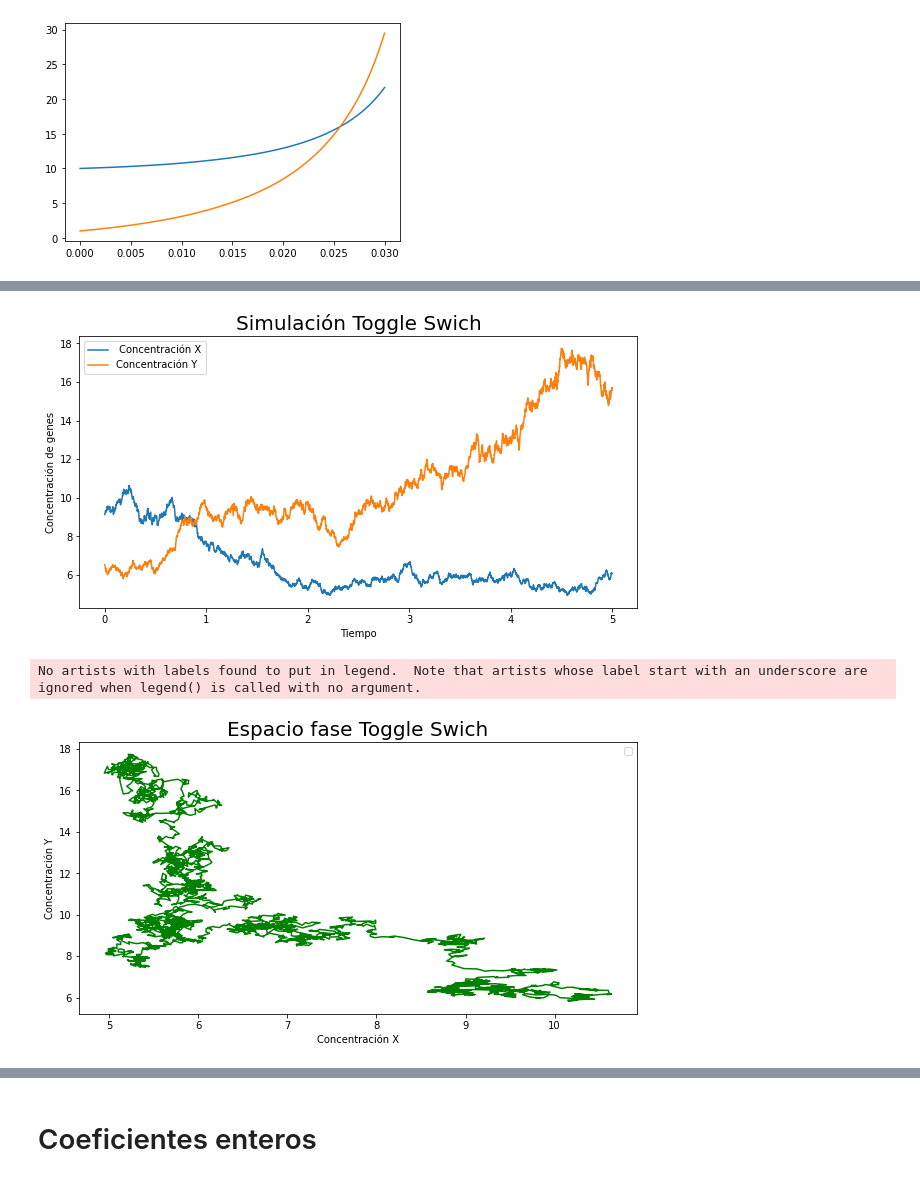
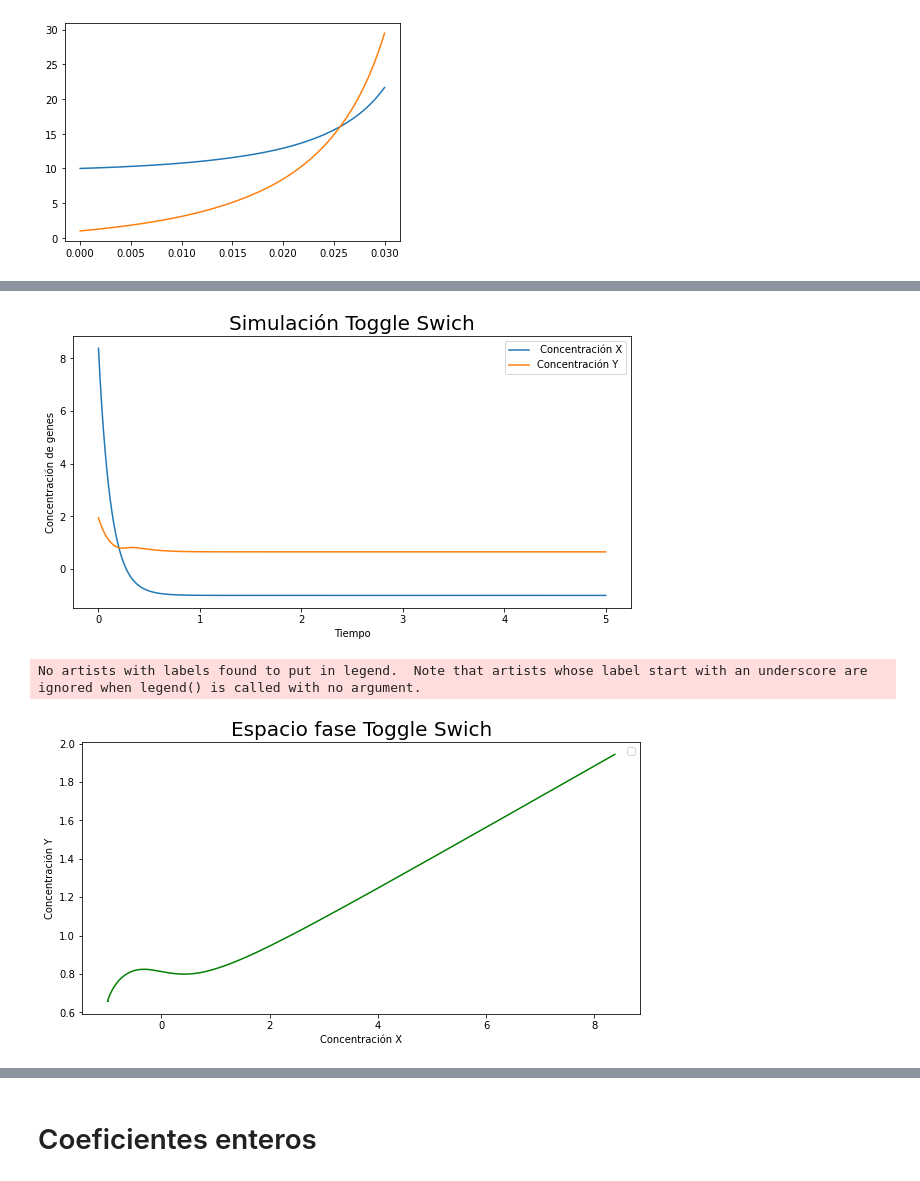
Before and after one commit to RafaSanCed/Tesis-Maestria, a Jupyter notebook: Creación de bases de datos.ipynb, the cells around one changed output, grey strips where cells are left out. Saved outputs shown, nothing was run; the diff lists cells and outputs as text; code cells hidden in the pictures.

```diff
--- a/Creación de bases de datos.ipynb
+++ b/Creación de bases de datos.ipynb
@@ -124,16 +124,24 @@ import matplotlib.pyplot as plt
 import random
 from scipy.integrate import solve_ivp
 
+#constantes
+a1=random.uniform(-10,10)
+a2=random.uniform(-10,10)
+b1=random.uniform(-10,10)
+b2=random.uniform(-10,10)
+d1=random.uniform(-10,10)
+d2=random.uniform(-10,10)
+n=2
+
 def f(t,y):
-    #constantes
-    a1=random.uniform(-10,10)
-    a2=random.uniform(-10,10)
-    b1=random.uniform(-10,10)
-    b2=random.uniform(-10,10)
-    d1=random.uniform(-10,10)
-    d2=random.uniform(-10,10)
-    n=random.uniform(-10,10)
 
+    a1==a1
+    a2==a2
+    b1==b1
+    b2==b2
+    d1==d1
+    d2==d2
+    n==n
 
     #asignar a cada ODE a un elemento de vector
     X=y[0]
@@ -147,37 +155,37 @@ def f(t,y):
 
 #Declaramos el vector de tiempo
 t_span=[0,5]
-times=np.linspace(t_span[0], t_span[1], 11)
+times=np.linspace(t_span[0], t_span[1], 7000)
 
 #Definimos las condiciones iniciales
 y0=np.array([random.uniform(0,10),random.uniform(0,10)])
 
 
 #Resolvemos
-#sol=solve_ivp(f, t_span, y0,t_eval=times) #Modificar manualmente el intervalo de tiempo
-sol=solve_ivp(f, t_span, y0) #Dejar que la librería elija el mejor intervalo
+sol=solve_ivp(f, t_span, y0,t_eval=times) #Modificar manualmente el intervalo de tiempo
+#sol=solve_ivp(f, t_span, y0) #Dejar que la librería elija el mejor intervalo
 tiempo= sol.t
 var1= sol.y[0]
 var2= sol.y[1]
 
 #Graficamos
 plt.figure(figsize=(10,5))
 plt.plot(tiempo,var1, label=" Concentración X")
 plt.plot(tiempo,var2, label="Concentración Y")
 plt.xlabel('Tiempo')
 plt.ylabel('Concentración de genes')
 plt.title('Simulación Toggle Swich', fontsize=20)
 plt.legend()
 plt.show()
 
 plt.figure(figsize=(10,5))
 plt.plot(var1,var2, "g")
 plt.xlabel('Concentración X')
 plt.ylabel('Concentración Y')
 plt.title('Espacio fase Toggle Swich', fontsize=20)
 plt.legend()
 plt.show()
 # %% [output]
-[figure, old version]
+[figure, new version]
 No artists with labels found to put in legend.  Note that artists whose label start with an underscore are ignored when legend() is called with no argument.
-[figure, old version]
+[figure, new version]
```
Also changed, not shown: parts of 3 cells of this notebook.
